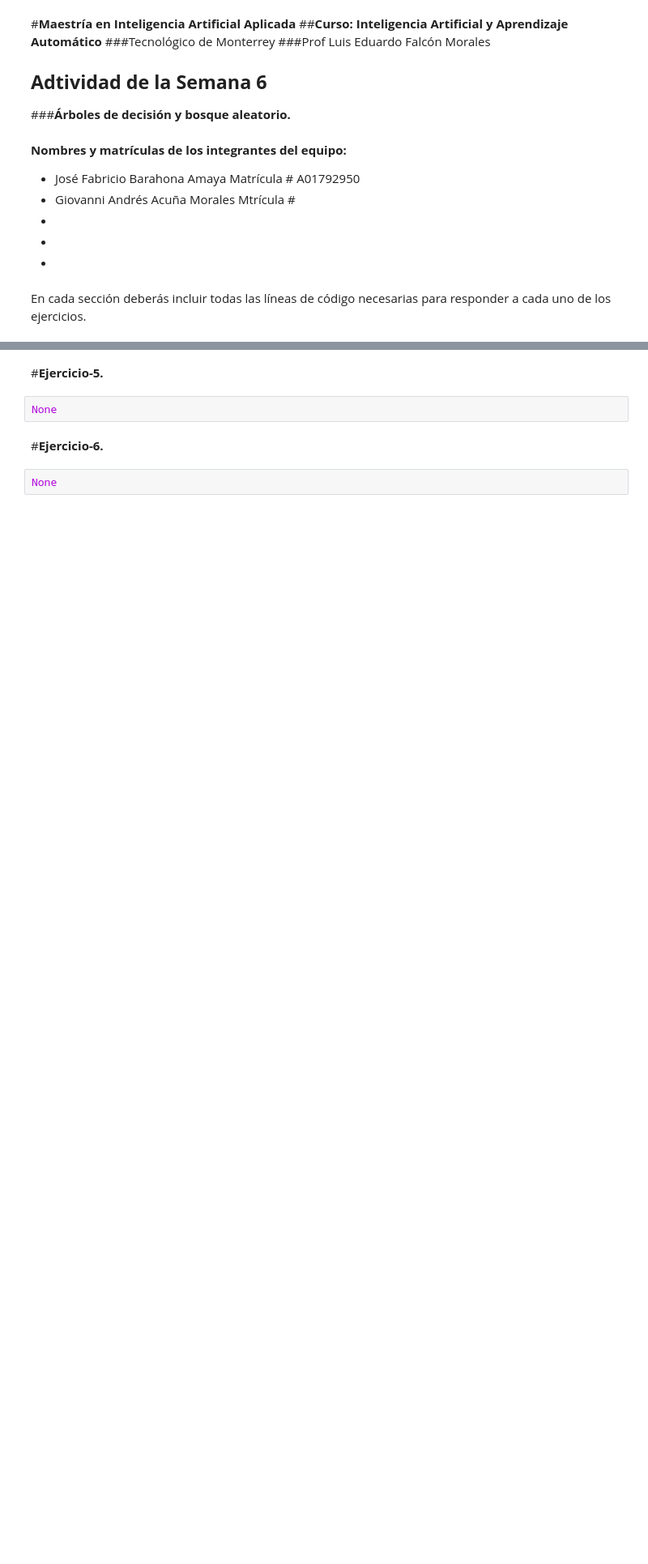
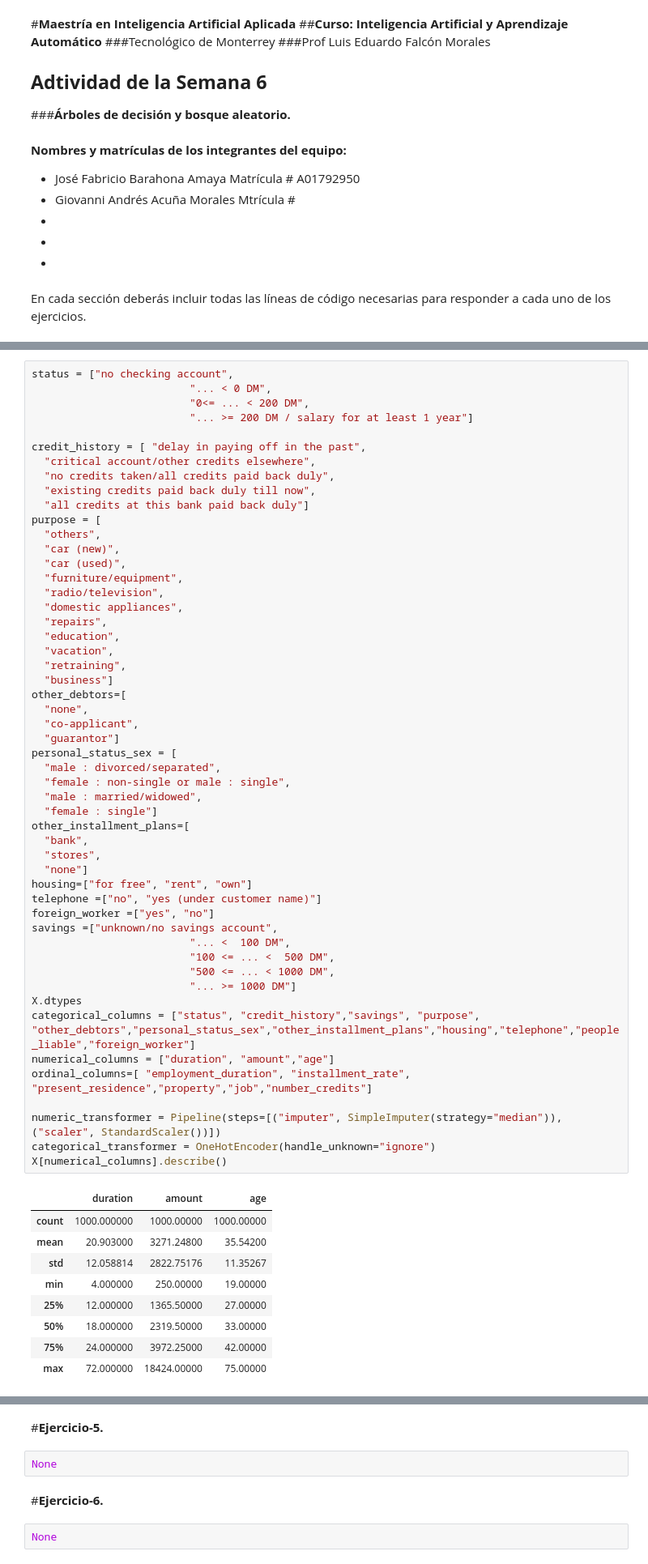
Before and after one commit to fabribara/iayaa-Equipo-40, a Jupyter notebook: MNA_IAyAA_semana_6_Actividad.ipynb, the cells around one changed output, grey strips where cells are left out. Shown at 81% size. Saved outputs shown, nothing was run; the diff lists cells and outputs as text; blank space fills up the shorter version.

```diff
--- a/MNA_IAyAA_semana_6_Actividad.ipynb
+++ b/MNA_IAyAA_semana_6_Actividad.ipynb
@@ -38,0 +212,62 @@ None
+# %%
+status = ["no checking account",
+                         "... < 0 DM",
+                         "0<= ... < 200 DM",
+                         "... >= 200 DM / salary for at least 1 year"]
+
+credit_history = [ "delay in paying off in the past",
+  "critical account/other credits elsewhere",
+  "no credits taken/all credits paid back duly",
+  "existing credits paid back duly till now",
+  "all credits at this bank paid back duly"]
+purpose = [
+  "others",
+  "car (new)",
+  "car (used)",
+  "furniture/equipment",
+  "radio/television",
+  "domestic appliances",
+  "repairs",
+  "education",
+  "vacation",
+  "retraining",
+  "business"]
+other_debtors=[
+  "none",
+  "co-applicant",
+  "guarantor"]
+personal_status_sex = [
+  "male : divorced/separated",
+  "female : non-single or male : single",
+  "male : married/widowed",
+  "female : single"]
+other_installment_plans=[
+  "bank",
+  "stores",
+  "none"]
+housing=["for free", "rent", "own"]
+telephone =["no", "yes (under customer name)"]
+foreign_worker =["yes", "no"]
+savings =["unknown/no savings account",
+                         "... <  100 DM",
+                         "100 <= ... <  500 DM",
+                         "500 <= ... < 1000 DM",
+                         "... >= 1000 DM"]
+X.dtypes
+categorical_columns = ["status", "credit_history","savings", "purpose", "other_debtors","personal_status_sex","other_installment_plans","housing","telephone","people_liable","foreign_worker"]
+numerical_columns = ["duration", "amount","age"]
+ordinal_columns=[ "employment_duration", "installment_rate", "present_residence","property","job","number_credits"]
+
+numeric_transformer = Pipeline(steps=[("imputer", SimpleImputer(strategy="median")), ("scaler", StandardScaler())])
+categorical_transformer = OneHotEncoder(handle_unknown="ignore")
+X[numerical_columns].describe()
+# %% [output]
+|  | duration | amount | age |
+| count | 1000.000000 | 1000.00000 | 1000.00000 |
+| mean | 20.903000 | 3271.24800 | 35.54200 |
+| std | 12.058814 | 2822.75176 | 11.35267 |
+| min | 4.000000 | 250.00000 | 19.00000 |
+| 25% | 12.000000 | 1365.50000 | 27.00000 |
+| 50% | 18.000000 | 2319.50000 | 33.00000 |
+| 75% | 24.000000 | 3972.25000 | 42.00000 |
+| max | 72.000000 | 18424.00000 | 75.00000 |
```
Also changed, not shown: parts of 23 cells of this notebook.
